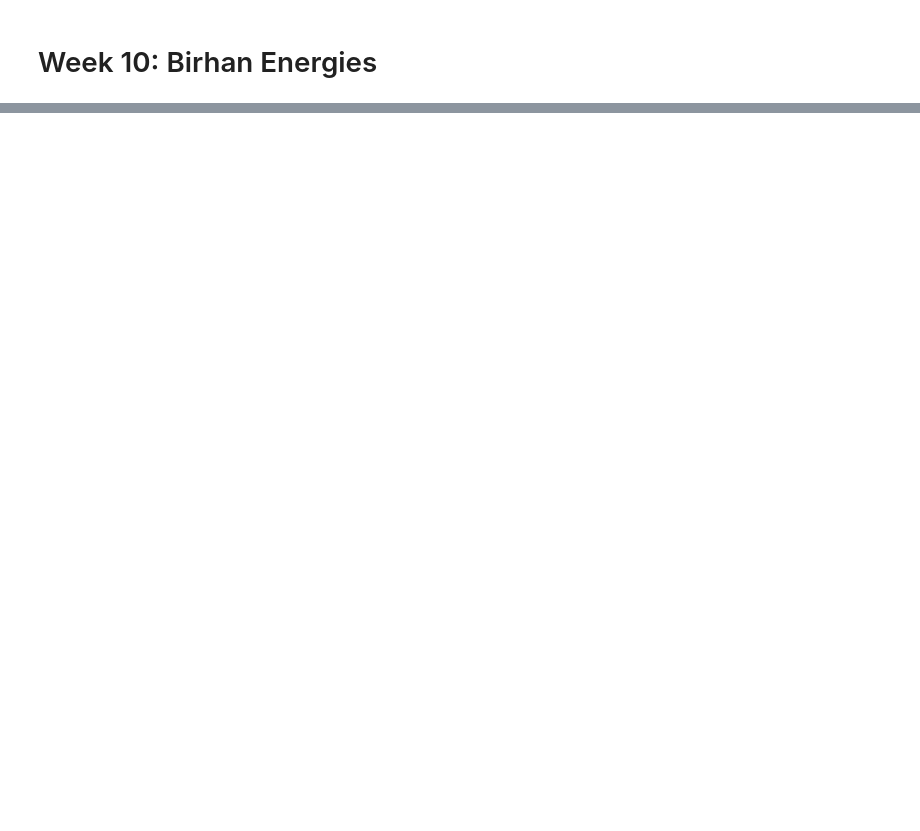
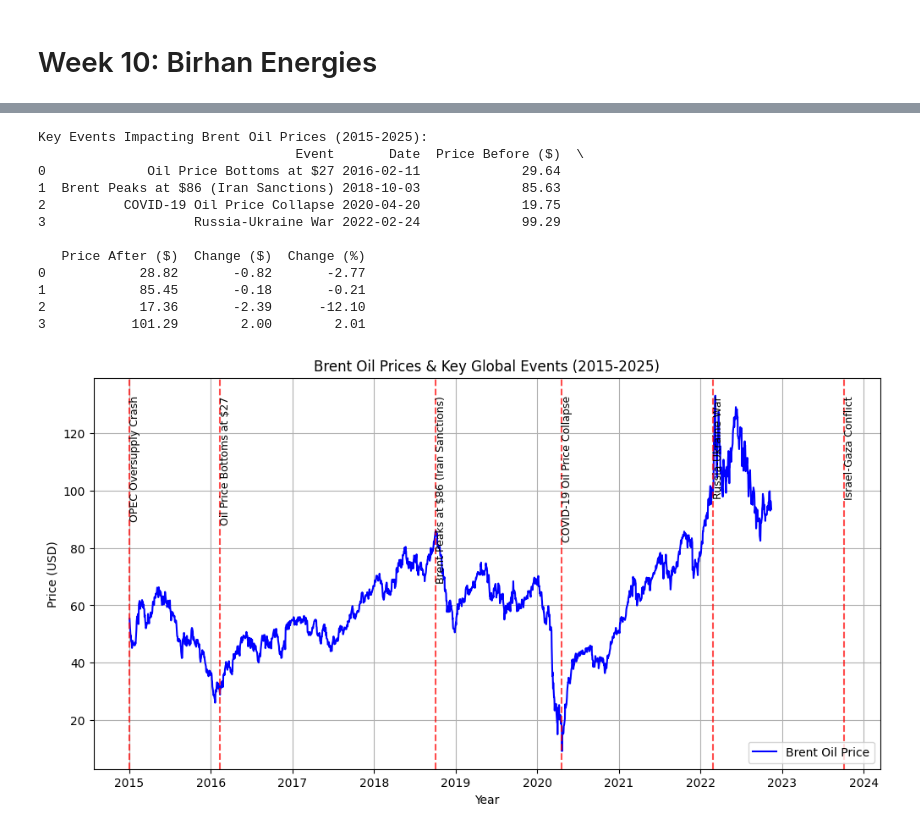
Before and after one commit to betoncloud/KIAM_Week_10, a Jupyter notebook: notebooks/week_10.ipynb, the cells around one changed output, grey strips where cells are left out. Drawn from its saved outputs; the diff is of its cells as text; code cells hidden in the pictures; blank space fills up the shorter version.

```diff
--- a/notebooks/week_10.ipynb
+++ b/notebooks/week_10.ipynb
@@ -70,0 +47,25 @@ ModuleNotFoundError: No module named 'pandas'
+# %%
+# Measure price impact of key events
+impact_analysis = []
+for date, event in key_events.items():
+    date = pd.to_datetime(date)
+    before = df[df["Date"] < date].tail(1)  # Last price before event
+    after = df[df["Date"] >= date].head(1)  # First price after event
+
+    if not before.empty and not after.empty:
+        price_before = before["Price"].values[0]
+        price_after = after["Price"].values[0]
+        change = price_after - price_before
+        percent_change = (change / price_before) * 100
+
+        impact_analysis.append({
+            "Event": event,
+            "Date": date,
+            "Price Before ($)": round(price_before, 2),
+            "Price After ($)": round(price_after, 2),
+            "Change ($)": round(change, 2),
+            "Change (%)": round(percent_change, 2)
+        })
+
+# Convert to DataFrame
+impact_df = pd.DataFrame(impact_analysis)
@@ -70,0 +74,32 @@ ModuleNotFoundError: No module named 'pandas'
+# %%
+# Display impact analysis
+print("\nKey Events Impacting Brent Oil Prices (2015-2025):")
+print(impact_df)
+
+# Plot price trend with key events
+plt.figure(figsize=(12, 6))
+plt.plot(df["Date"], df["Price"], label="Brent Oil Price", color="blue")
+for date, event in key_events.items():
+    plt.axvline(pd.to_datetime(date), color="red", linestyle="--", alpha=0.7)
+    plt.text(pd.to_datetime(date), df["Price"].max(), event, rotation=90, fontsize=9, verticalalignment="top")
+
+plt.xlabel("Year")
+plt.ylabel("Price (USD)")
+plt.title("Brent Oil Prices & Key Global Events (2015-2025)")
+plt.legend()
+plt.grid(True)
+plt.show()
+# %% [output]
+Key Events Impacting Brent Oil Prices (2015-2025):
+                                 Event       Date  Price Before ($)  \
+0             Oil Price Bottoms at $27 2016-02-11             29.64
+1  Brent Peaks at $86 (Iran Sanctions) 2018-10-03             85.63
+2          COVID-19 Oil Price Collapse 2020-04-20             19.75
+3                   Russia-Ukraine War 2022-02-24             99.29
+
+   Price After ($)  Change ($)  Change (%)
+0            28.82       -0.82       -2.77
+1            85.45       -0.18       -0.21
+2            17.36       -2.39      -12.10
+3           101.29        2.00        2.01
+[figure, added]
```
Also changed, not shown: parts of 4 cells of this notebook.
